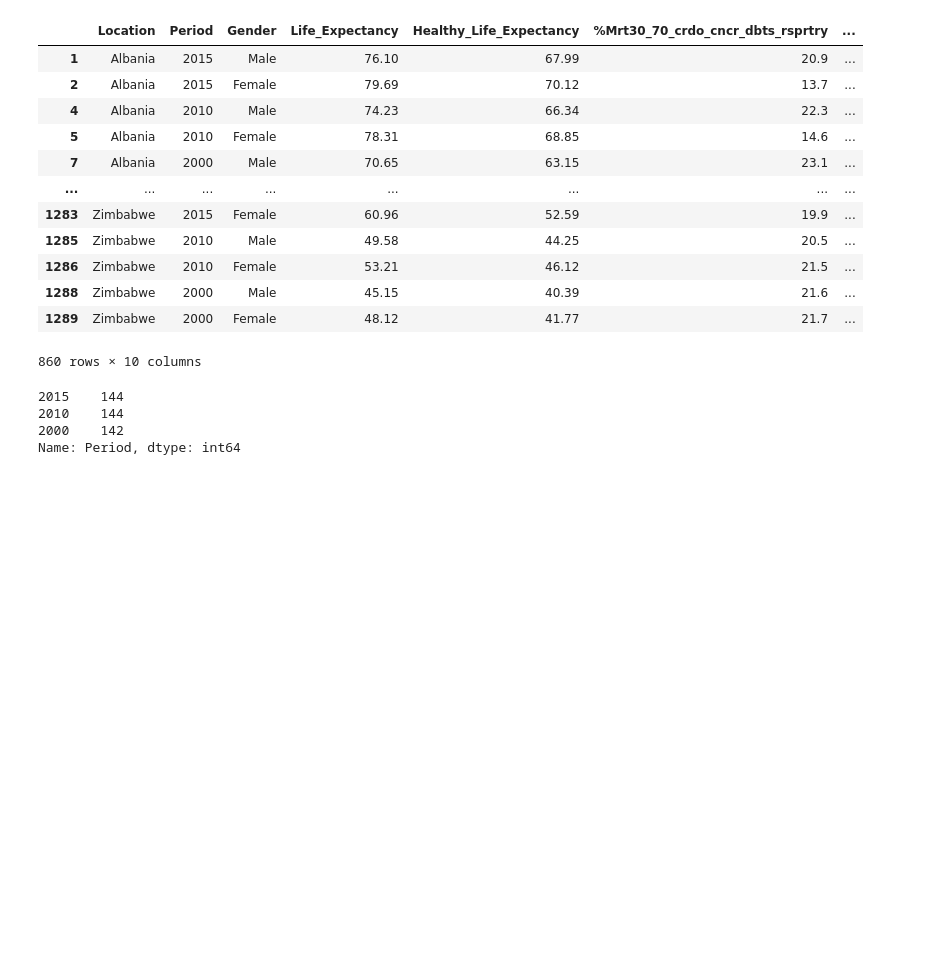
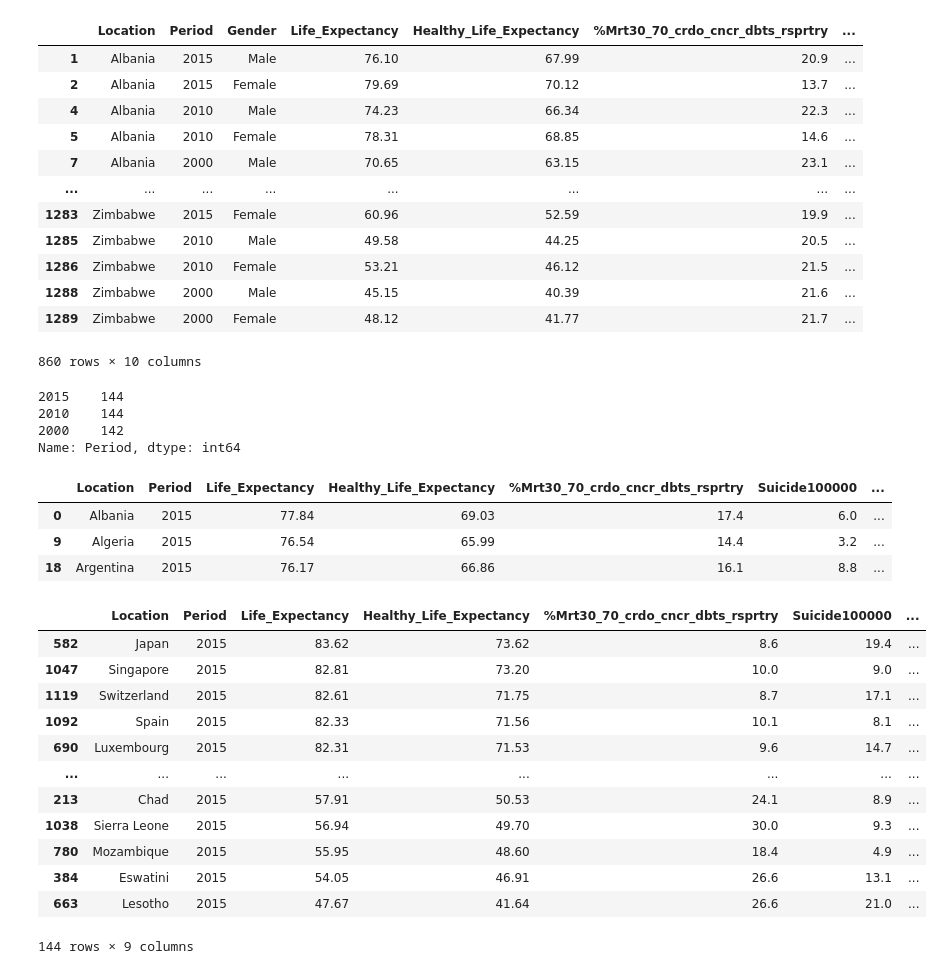
Before and after one commit to jaredhazlett/global-health-map, a Jupyter notebook: Merge_Datasets.ipynb, the cells around one changed output. Saved outputs shown, nothing was run; the diff lists cells and outputs as text; code cells hidden in the pictures; blank space fills up the shorter version.

```diff
--- a/Merge_Datasets.ipynb
+++ b/Merge_Datasets.ipynb
@@ -139,3 +171,12 @@ Name: Period, dtype: int64
 # %%
 df_all_gender.to_csv("data/combined_gender.csv")
 df_gender_separated.to_csv("data/separated_gender.csv")
+# %%
+df_all_2015 = df_all_gender.loc[df_all_gender["Period"] == 2015]
+df_all_2015 = df_all_2015.drop(columns=['Gender'])
+df_all_2015.head(3)
+# %% [output]
+|  | Location | Period | Life_Expectancy | Healthy_Life_Expectancy | %Mrt30_70_crdo_cncr_dbts_rsprtry | Suicide100000 | ... |
+| 0 | Albania | 2015 | 77.84 | 69.03 | 17.4 | 6.0 | ... |
+| 9 | Algeria | 2015 | 76.54 | 65.99 | 14.4 | 3.2 | ... |
+| 18 | Argentina | 2015 | 76.17 | 66.86 | 16.1 | 8.8 | ... |
@@ -141,0 +187,16 @@ df_gender_separated.to_csv("data/separated_gender.csv")
+# %%
+df_all_2015.sort_values(by=["Life_Expectancy"], ascending=False)
+# %% [output]
+|  | Location | Period | Life_Expectancy | Healthy_Life_Expectancy | %Mrt30_70_crdo_cncr_dbts_rsprtry | Suicide100000 | ... |
+| 582 | Japan | 2015 | 83.62 | 73.62 | 8.6 | 19.4 | ... |
+| 1047 | Singapore | 2015 | 82.81 | 73.20 | 10.0 | 9.0 | ... |
+| 1119 | Switzerland | 2015 | 82.61 | 71.75 | 8.7 | 17.1 | ... |
+| 1092 | Spain | 2015 | 82.33 | 71.56 | 10.1 | 8.1 | ... |
+| 690 | Luxembourg | 2015 | 82.31 | 71.53 | 9.6 | 14.7 | ... |
+| ... | ... | ... | ... | ... | ... | ... | ... |
+| 213 | Chad | 2015 | 57.91 | 50.53 | 24.1 | 8.9 | ... |
+| 1038 | Sierra Leone | 2015 | 56.94 | 49.70 | 30.0 | 9.3 | ... |
+| 780 | Mozambique | 2015 | 55.95 | 48.60 | 18.4 | 4.9 | ... |
+| 384 | Eswatini | 2015 | 54.05 | 46.91 | 26.6 | 13.1 | ... |
+| 663 | Lesotho | 2015 | 47.67 | 41.64 | 26.6 | 21.0 | ... |
+144 rows × 9 columns
```
Also changed, not shown: parts of 5 cells of this notebook, 12 other files.
